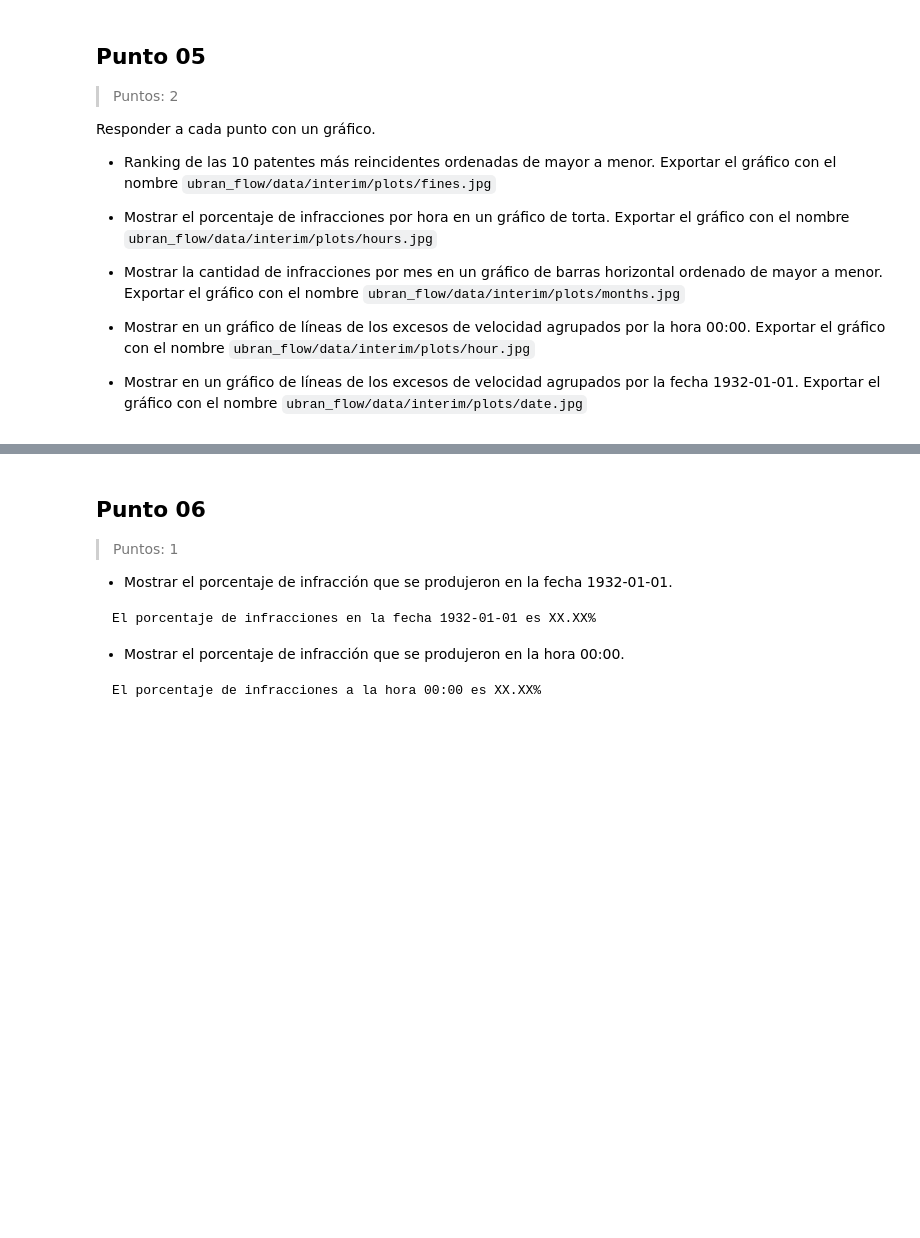
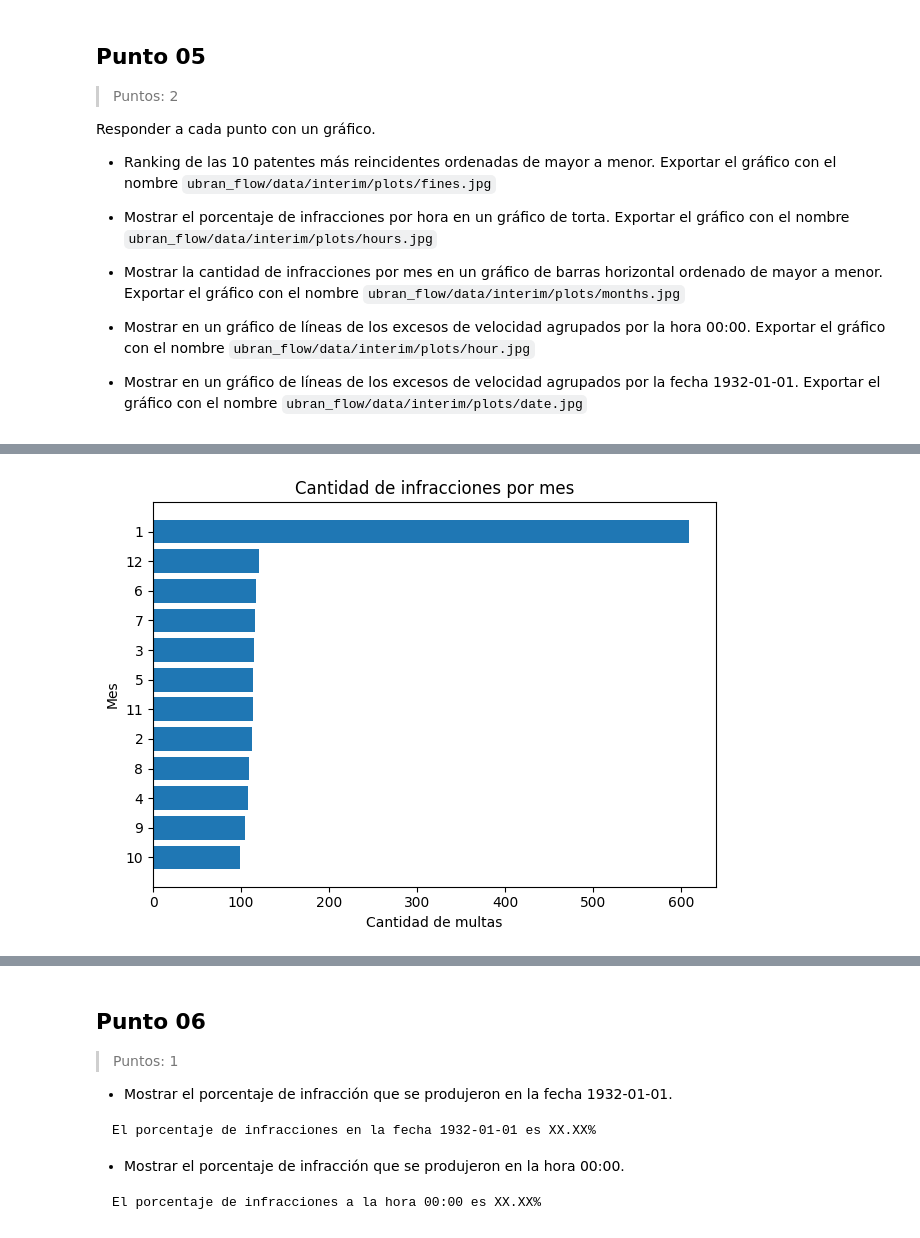
Before and after one commit to GomezMorales/urban_flow_tp_integrador, a Jupyter notebook: 01_Urban_Flow-Tejerina_Quiroga_Bonifacio_GomezMorales.ipynb, the cells around one changed output, grey strips where cells are left out. Cells and saved outputs as stored; diff of their text form; code cells hidden in the pictures; blank space fills up the shorter version.

```diff
--- a/01_Urban_Flow-Tejerina_Quiroga_Bonifacio_GomezMorales.ipynb
+++ b/01_Urban_Flow-Tejerina_Quiroga_Bonifacio_GomezMorales.ipynb
@@ -662,0 +711,21 @@ Responder a cada punto con un gráfico.
+# %%
+# Título: Cantidad de infracciones por mes
+
+infracciones_mes = (
+  pd.to_datetime(df["fecha"])
+  .dt.month
+  .value_counts()
+  .sort_values(ascending=True)
+)
+
+figura = plt.figure(dpi=100)
+plt.barh(
+  infracciones_mes.index.astype(str),
+  infracciones_mes.values
+)
+plt.title("Cantidad de infracciones por mes")
+plt.xlabel("Cantidad de multas")
+plt.ylabel("Mes")
+guardar_grafico("urban_flow/data/interim/plots/months.jpg")
+# %% [output]
+[figure, added]
```
Also changed, not shown: parts of 6 cells of this notebook, 5 other files.
